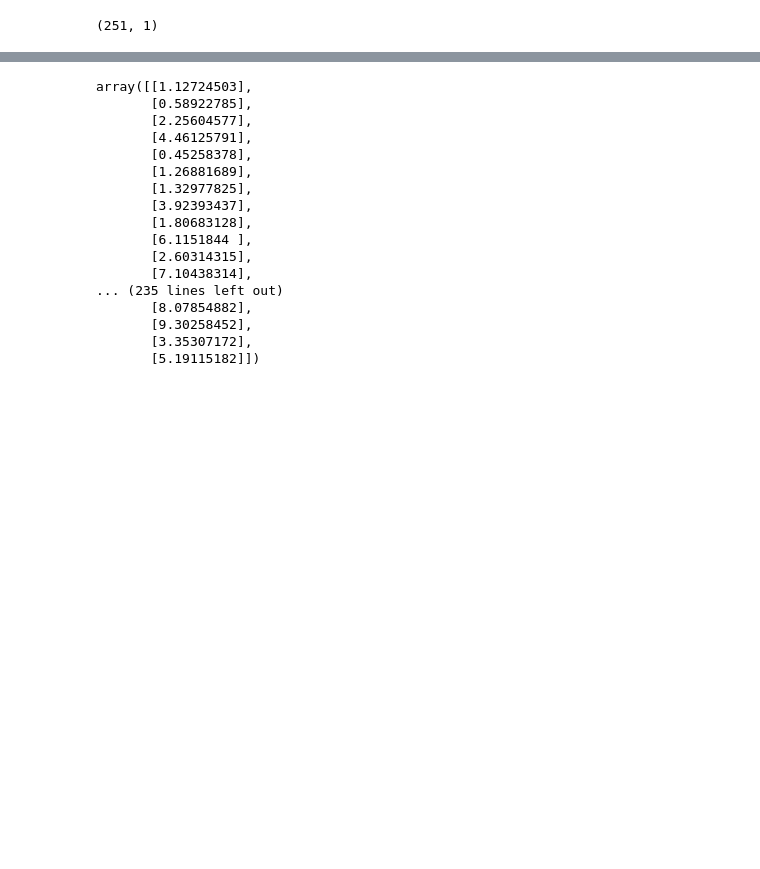
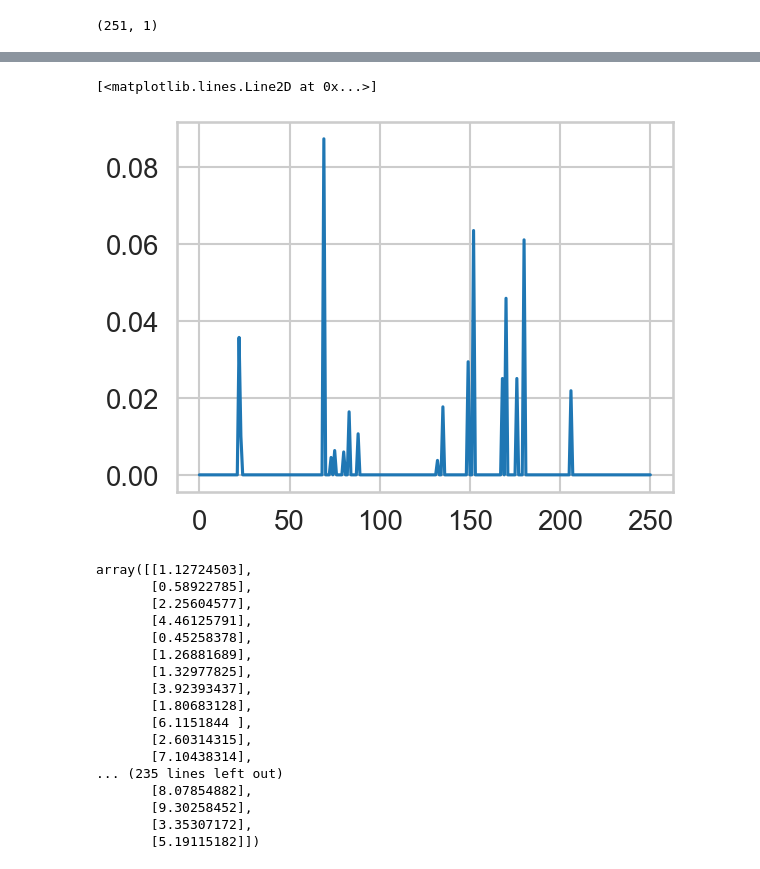
Before and after one commit to llanoajm/zap, a Jupyter notebook: development/transmission_lever_exps.ipynb, the cells around one changed output, grey strips where cells are left out. Saved outputs shown, nothing was run; the diff lists cells and outputs as text; code cells hidden in the pictures; blank space fills up the shorter version.

```diff
--- a/development/transmission_lever_exps.ipynb
+++ b/development/transmission_lever_exps.ipynb
@@ -488,3 +495,8 @@ np.sum(line_diff)
+# %%
+plt.plot(line_diff)
+# %% [output]
+[<matplotlib.lines.Line2D at 0x...>]
+[figure, added]
 # %%
 line_cap_costs = planning_devices[3].capital_cost
 # %%
```
Also changed, not shown: parts of 29 cells of this notebook.
